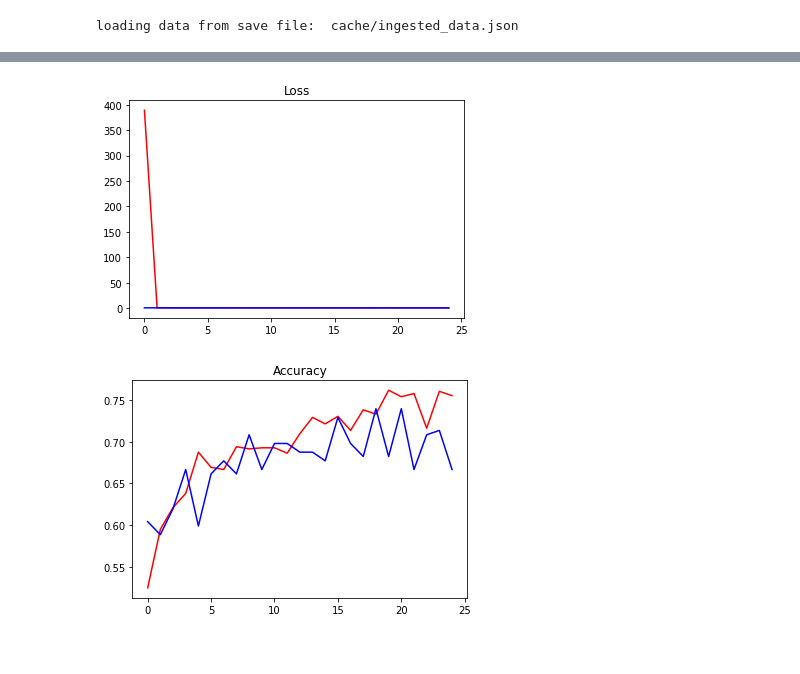
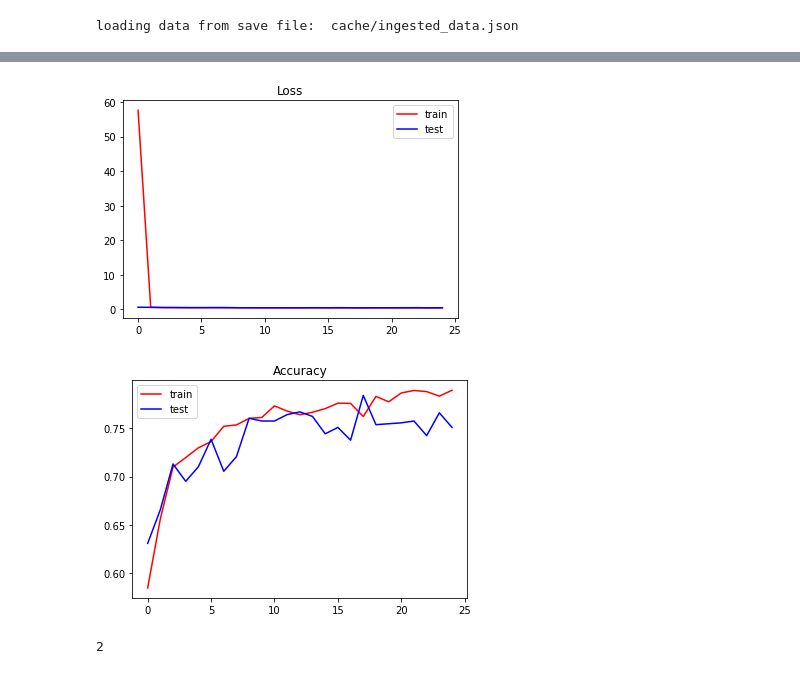
Before and after one commit to tiaan-b/GBM-Challenge-2022, a Jupyter notebook: src/tensorflowInput.ipynb, the cells around one changed output, grey strips where cells are left out. Cells and saved outputs as stored; diff of their text form; code cells hidden in the pictures.

Commit message:
trained keras model

```diff
--- a/src/tensorflowInput.ipynb
+++ b/src/tensorflowInput.ipynb
@@ -41,7 +41,7 @@ import helpers.input_processor as ip
 # **kwargs = keyword arguments passed to transforms.MelSpectrogram()
 def preprocessAudio(audio_path, samp_rate=4000, duration=25, do_augmentation=True, n_freq_masks=1, n_time_masks=1, n_mels=128, **kwargs):
     # read and load audio file in .wav format
-    sig, sr = torchaudio.load(audio_path)
+    sig, sr = torchaudio.load(audio_path, normalize=True)
     sr = samp_rate
 
     # Check that audio is mono (has 1 audio channel)
@@ -54,7 +54,8 @@ def preprocessAudio(audio_path, samp_rate=4000, duration=25, do_augmentation=Tru
     max_len = sr * duration
     if (sig_len > max_len):
         # Truncate the signal to the given length
-        sig = sig[:,:max_len]
+        start = random.randint(0, sig_len - max_len)
+        sig = sig[:, start : start + max_len]
     elif (sig_len < max_len):
         # Pad with zeroes at the beginning and end of the signal
         pad_begin_len = random.randint(0, max_len - sig_len)
@@ -73,7 +74,7 @@ def preprocessAudio(audio_path, samp_rate=4000, duration=25, do_augmentation=Tru
 
     # get Mel spectrogram
     top_db = 80
-    melSpec = torchaudio.transforms.MelSpectrogram(sr, n_mels=n_mels, **kwargs)(sig)
+    melSpec = torchaudio.transforms.MelSpectrogram(sr, n_mels=n_mels, normalized=True, **kwargs)(sig)
     melSpec = torchaudio.transforms.AmplitudeToDB(top_db=top_db)(melSpec)
 
     # Image Augmentation    --------\
@@ -96,7 +97,7 @@ def preprocessAudio(audio_path, samp_rate=4000, duration=25, do_augmentation=Tru
 
 # function that wraps preprocessAudio() so that it can be passed as the preProcessor function when creating a DataGenerator object
 def wrap_preprocessAudio(audio_path):
-    return preprocessAudio(audio_path)
+    return preprocessAudio(audio_path, duration=20)
 # %%
 def splitDataframe(df, split_ratio=0.8):
     total_size = df.height
@@ -224,23 +224,24 @@ train_df, test_df = splitDataframe(df, split_ratio=0.8)
 classes = df.get_column(target_label).unique().to_list()
 
 batch_size = 32
+preProcessor = wrap_preprocessAudio
 
 train_gen = DataGenerator(
     audioPaths=train_df.get_column('audio_file').to_list(),
     labels=train_df.get_column(target_label).to_list(),
-    preProcessor=wrap_preprocessAudio,
+    preProcessor=preProcessor,
     batchSize=batch_size
 )
 test_gen = DataGenerator(
     audioPaths=test_df.get_column('audio_file').to_list(),
     labels=test_df.get_column(target_label).to_list(),
-    preProcessor=wrap_preprocessAudio,
+    preProcessor=preProcessor,
     batchSize=batch_size
 )
 # val_gen = DataGenerator(
 #     audioPaths=val_df.get_column('audio_file').to_list(),
 #     labels=val_df.get_column(target_label).to_list(),
-#     preProcessor=wrap_preprocessAudio,
+#     preProcessor=preProcessor,
 #     batchSize=batch_size
 # )
 # %%
@@ -253,7 +254,7 @@ from tensorflow.keras import datasets, layers, models
 
 
 examplePath = os.path.join(data_dir, '85349_TV.wav')
-example = wrap_preprocessAudio(examplePath)
+example = preProcessor(examplePath)
 h, w = example.shape
 
 # Design model
@@ -272,5 +273,5 @@ model.add(layers.Dense(1, activation='sigmoid'))
 model.compile(optimizer='adam', loss='bce', metrics=['accuracy'])
 
 # Train model on dataset
-history = model.fit(x=train_gen, validation_data=test_gen, workers=6, epochs=25)
+history = model.fit(x=train_gen, validation_data=test_gen, workers=8, epochs=25)
 # %% [output]
@@ -295,13 +302,21 @@ Epoch 25/25
 plt.title('Loss')
 plt.plot(history.history['loss'], label='train', color='red')
 plt.plot(history.history['val_loss'], label='test', color='blue')
+plt.legend()
 plt.show()
 # %% [output]
-[figure, old version]
+[figure, new version]
 # %%
 plt.title('Accuracy')
 plt.plot(history.history['accuracy'], label='train', color='red')
 plt.plot(history.history['val_accuracy'], label='test', color='blue')
+plt.legend()
 plt.show()
 # %% [output]
-[figure, old version]
+[figure, new version]
+# %%
+examplePath = os.path.join(data_dir, '85349_TV.wav')
+x = torchaudio.load(examplePath)
+len(x)
+# %% [output]
+2
```
Also changed, not shown: parts of 4 cells of this notebook.
